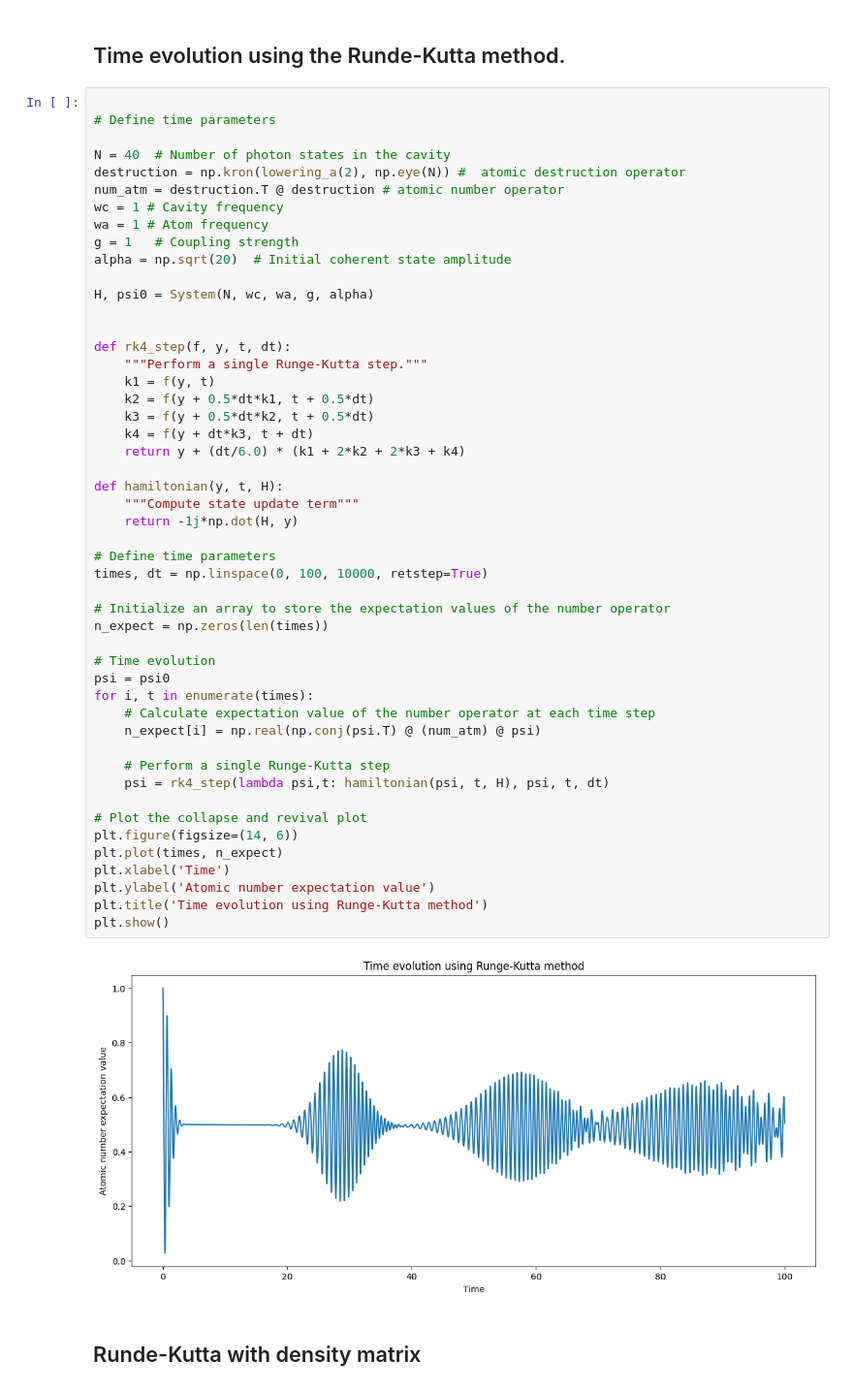
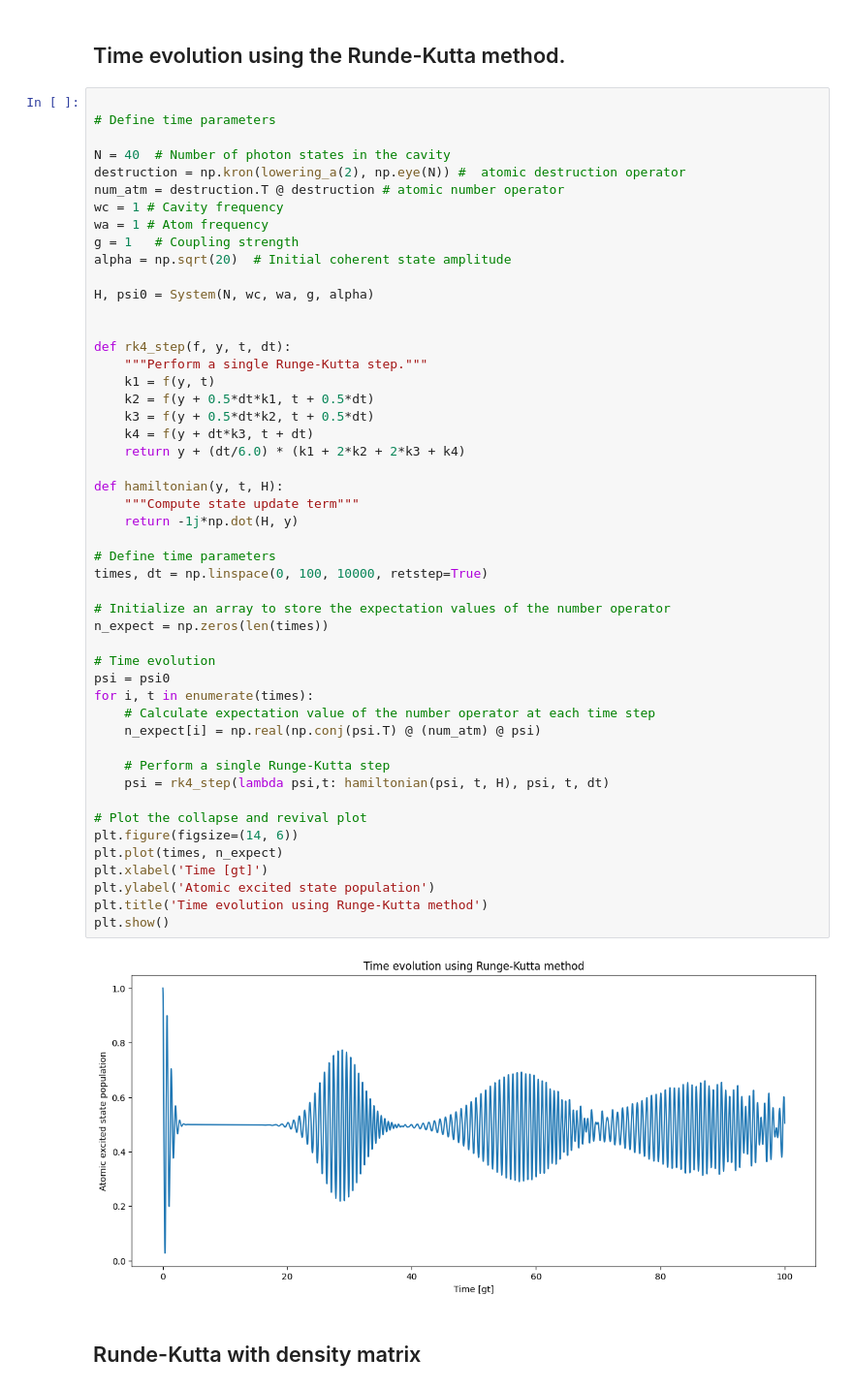
Before and after one commit to molendziak/TFM, a Jupyter notebook: JC_numerical_model.ipynb, the cells around one changed output. Shown: that part at 97% size. Drawn from its saved outputs; the diff is of its cells as text.

```diff
--- a/JC_numerical_model.ipynb
+++ b/JC_numerical_model.ipynb
@@ -180,36 +184,36 @@ def rk4_step(f, y, t, dt):
     k2 = f(y + 0.5*dt*k1, t + 0.5*dt)
     k3 = f(y + 0.5*dt*k2, t + 0.5*dt)
     k4 = f(y + dt*k3, t + dt)
     return y + (dt/6.0) * (k1 + 2*k2 + 2*k3 + k4)
 
 def hamiltonian(y, t, H):
     """Compute state update term"""
     return -1j*np.dot(H, y)
 
 # Define time parameters
 times, dt = np.linspace(0, 100, 10000, retstep=True)
 
 # Initialize an array to store the expectation values of the number operator
 n_expect = np.zeros(len(times))
 
 # Time evolution
 psi = psi0
 for i, t in enumerate(times):
     # Calculate expectation value of the number operator at each time step
     n_expect[i] = np.real(np.conj(psi.T) @ (num_atm) @ psi)
 
     # Perform a single Runge-Kutta step
     psi = rk4_step(lambda psi,t: hamiltonian(psi, t, H), psi, t, dt)
 
 # Plot the collapse and revival plot
 plt.figure(figsize=(14, 6))
 plt.plot(times, n_expect)
-plt.xlabel('Time')
-plt.ylabel('Atomic number expectation value')
+plt.xlabel('Time [gt]')
+plt.ylabel('Atomic excited state population')
 plt.title('Time evolution using Runge-Kutta method')
 plt.show()
 # %% [output]
-[figure, old version]
+[figure, new version]
 # %% [markdown]
 ## Runde-Kutta with density matrix
 # %%
```
Also changed, not shown: parts of 4 cells of this notebook, 2 other files.
